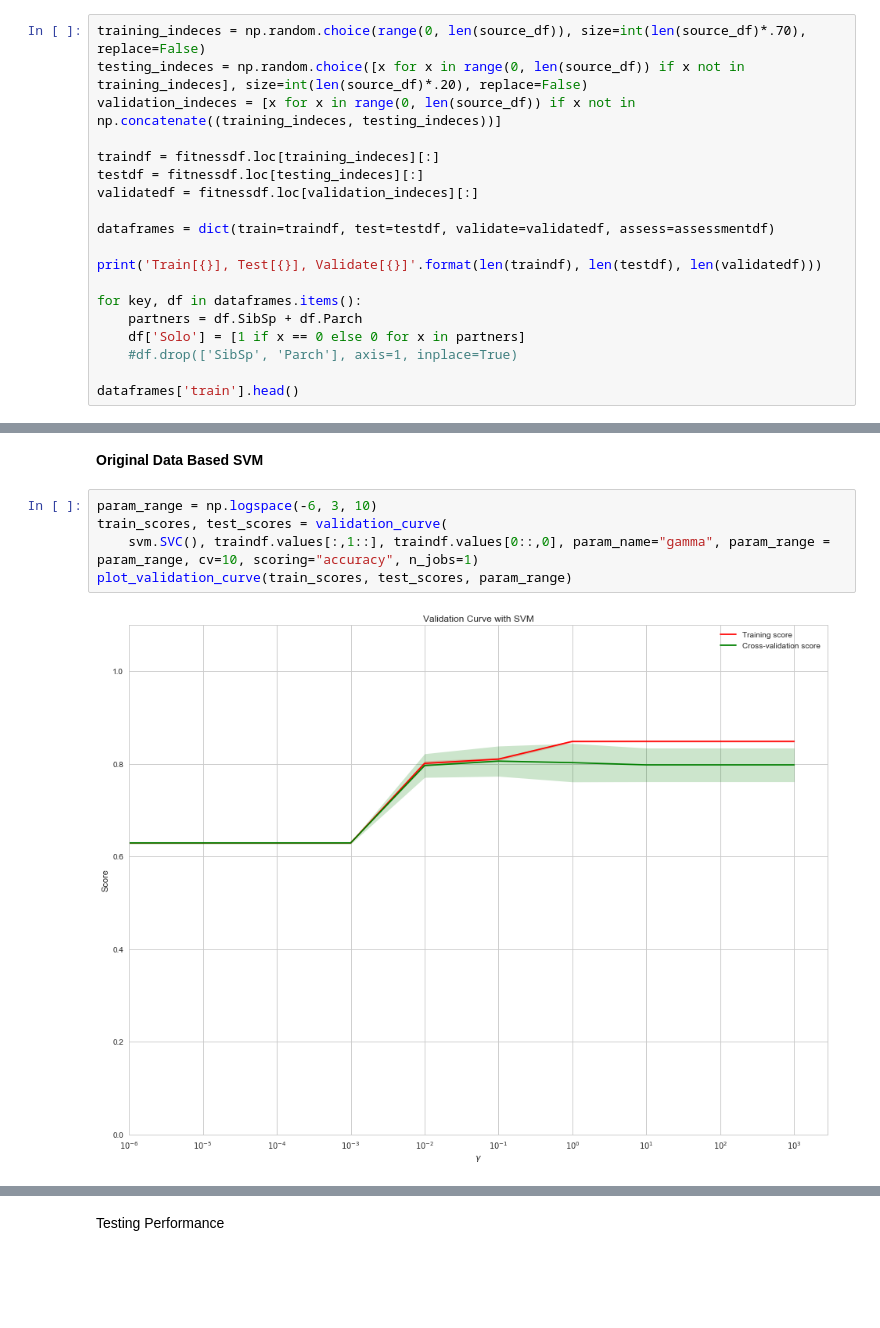
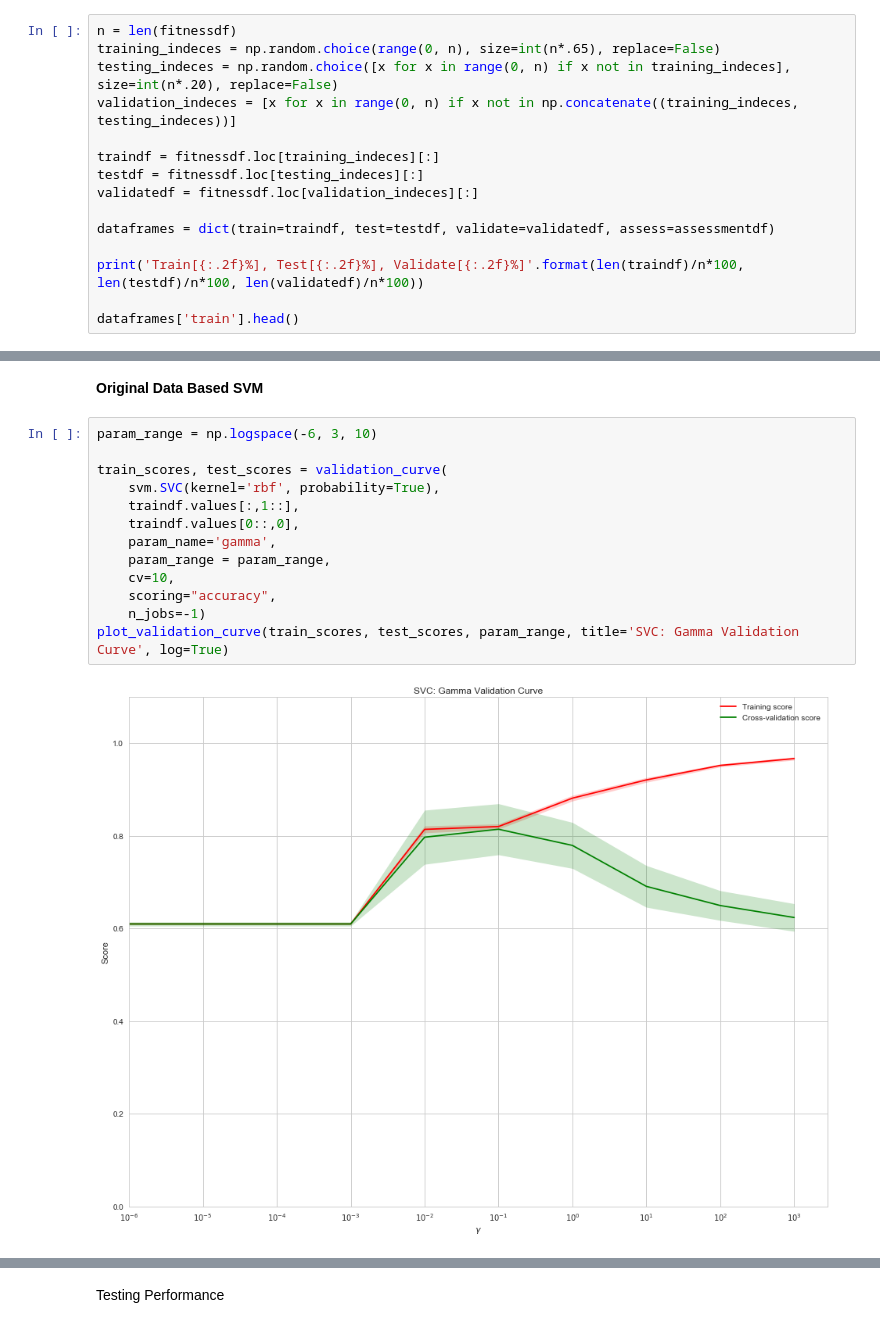
Before and after one commit to guidj/xlab, a Jupyter notebook: lab/kaggle/titanic/titanic.ipynb, the cells around one changed output, grey strips where cells are left out. Saved outputs shown, nothing was run; the diff lists cells and outputs as text; blank space fills up the shorter version.

```diff
--- a/lab/kaggle/titanic/titanic.ipynb
+++ b/lab/kaggle/titanic/titanic.ipynb
@@ -270,9 +385,10 @@ PassengerId is just an indentifier, as are Ticket and Name , and none would add
 # %% [markdown]
 Since our test data has no outcome variable, we're going to split the training data into three: training, testing, validation. The first to train the model, the second to tune parameters for performance, and the third to run a blind test to verify our model's generalisation. This leaves us with less data for each stage (traning, testing, validation), but hopefully it'll yield better results.
 # %%
-training_indeces = np.random.choice(range(0, len(source_df)), size=int(len(source_df)*.70), replace=False)
-testing_indeces = np.random.choice([x for x in range(0, len(source_df)) if x not in training_indeces], size=int(len(source_df)*.20), replace=False)
-validation_indeces = [x for x in range(0, len(source_df)) if x not in np.concatenate((training_indeces, testing_indeces))]
+n = len(fitnessdf)
+training_indeces = np.random.choice(range(0, n), size=int(n*.65), replace=False)
+testing_indeces = np.random.choice([x for x in range(0, n) if x not in training_indeces], size=int(n*.20), replace=False)
+validation_indeces = [x for x in range(0, n) if x not in np.concatenate((training_indeces, testing_indeces))]
 
 traindf = fitnessdf.loc[training_indeces][:]
 testdf = fitnessdf.loc[testing_indeces][:]
@@ -280,12 +396,7 @@ validatedf = fitnessdf.loc[validation_indeces][:]
 
 dataframes = dict(train=traindf, test=testdf, validate=validatedf, assess=assessmentdf)
 
-print('Train[{}], Test[{}], Validate[{}]'.format(len(traindf), len(testdf), len(validatedf)))
-
-for key, df in dataframes.items():
-    partners = df.SibSp + df.Parch
-    df['Solo'] = [1 if x == 0 else 0 for x in partners]
-    #df.drop(['SibSp', 'Parch'], axis=1, inplace=True)
+print('Train[{:.2f}%], Test[{:.2f}%], Validate[{:.2f}%]'.format(len(traindf)/n*100, len(testdf)/n*100, len(validatedf)/n*100))
 
 dataframes['train'].head()
 # %% [output]
@@ -358,11 +499,19 @@ randforestRed.score(greduced[testing_indeces,:2], testdf.values[0::,0])
 **Original Data Based SVM**
 # %%
 param_range = np.logspace(-6, 3, 10)
+
 train_scores, test_scores = validation_curve(
-    svm.SVC(), traindf.values[:,1::], traindf.values[0::,0], param_name="gamma", param_range = param_range, cv=10, scoring="accuracy", n_jobs=1)
-plot_validation_curve(train_scores, test_scores, param_range)
+    svm.SVC(kernel='rbf', probability=True),
+    traindf.values[:,1::],
+    traindf.values[0::,0],
+    param_name='gamma',
+    param_range = param_range,
+    cv=10,
+    scoring="accuracy",
+    n_jobs=-1)
+plot_validation_curve(train_scores, test_scores, param_range, title='SVC: Gamma Validation Curve', log=True)
 # %% [output]
-[figure, old version]
+[figure, new version]
 # %%
 from sklearn import svm
 
```
Also changed, not shown: parts of 66 cells of this notebook.
